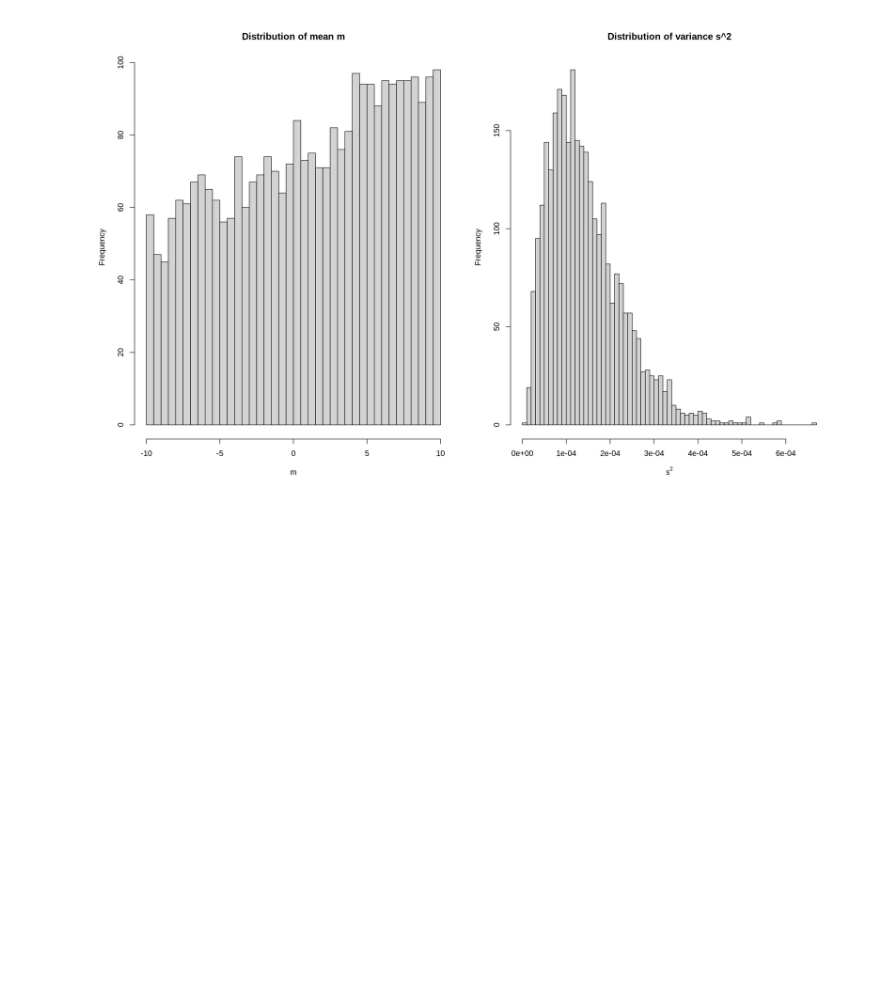
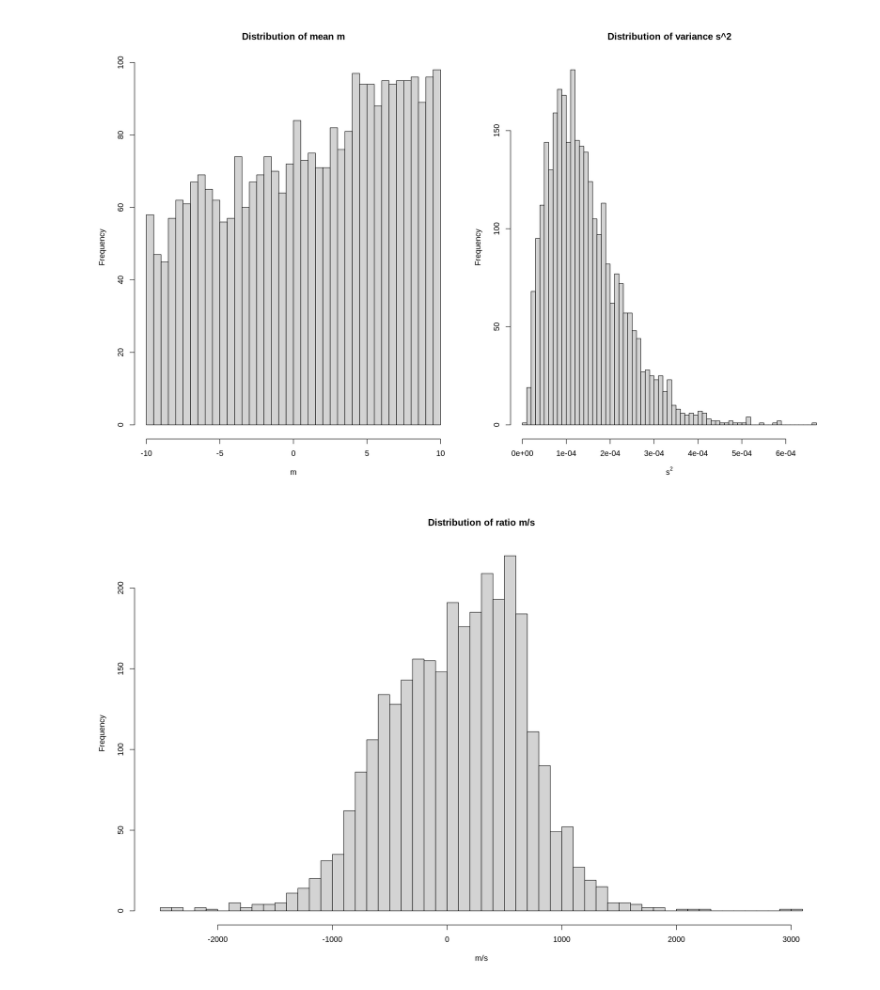
Before and after one commit to pietromalagoli/asp, a Jupyter notebook: code/lab05/Malagoli_Pietro_RLab05.ipynb, the cells around one changed output. Saved outputs shown, nothing was run; the diff lists cells and outputs as text; code cells hidden in the pictures; blank space fills up the shorter version.

```diff
--- a/code/lab05/Malagoli_Pietro_RLab05.ipynb
+++ b/code/lab05/Malagoli_Pietro_RLab05.ipynb
@@ -387,3 +392,8 @@ hist(as.mcmc(matrix["s"] * matrix["s"]),breaks = 50,
     main = paste("Distribution of variance",expression(s^2)), xlab = expression(s^2))
 # %% [output]
 [figure]
+# %%
+hist(as.mcmc(matrix["m"] / matrix["s"]),breaks = 50,
+    main = "Distribution of ratio m/s", xlab = "m/s")
+# %% [output]
+[figure, added]
```
Also changed, not shown: parts of 8 cells of this notebook.
